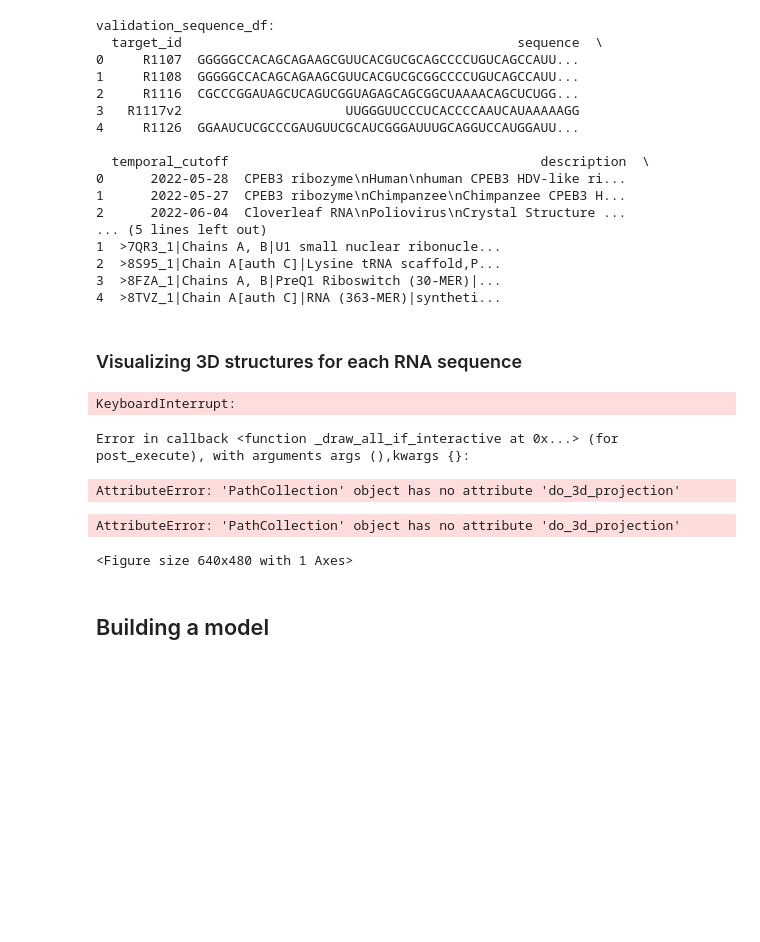
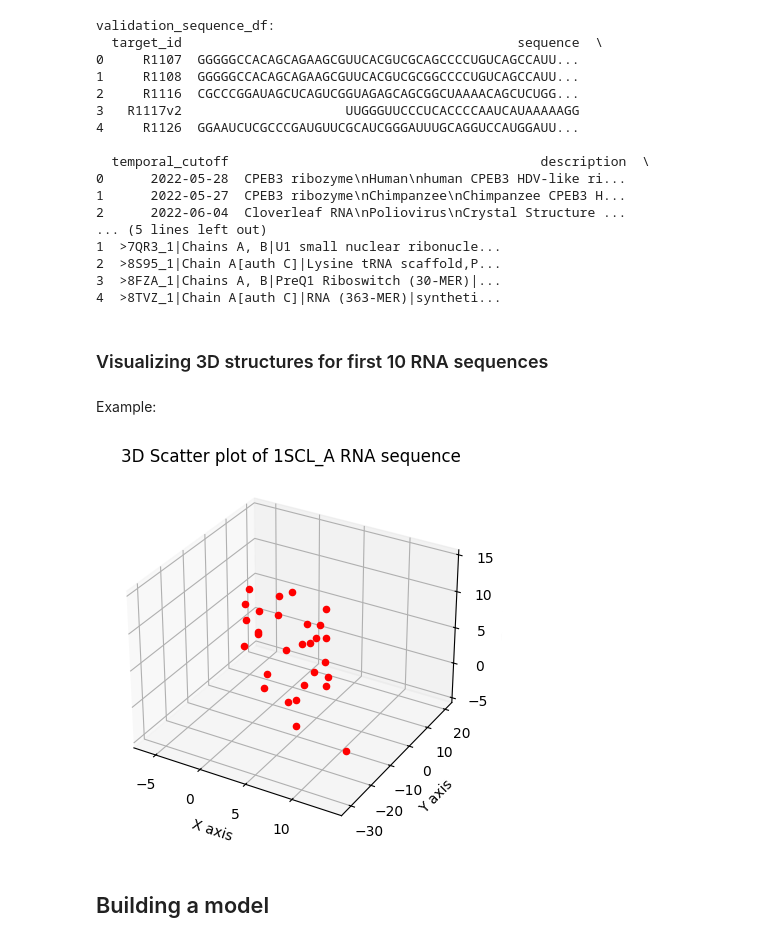
Before and after one commit to oliszymanski/Stanford-RNA-3D-Folding, a Jupyter notebook: notebooks/3d_rna_folding_predictions.ipynb, the cells around one changed output. Saved outputs shown, nothing was run; the diff lists cells and outputs as text; code cells hidden in the pictures; blank space fills up the shorter version.

```diff
--- a/notebooks/3d_rna_folding_predictions.ipynb
+++ b/notebooks/3d_rna_folding_predictions.ipynb
@@ -68,26 +110,25 @@ validation_sequence_df:
 3  >8FZA_1|Chains A, B|PreQ1 Riboswitch (30-MER)|...
 4  >8TVZ_1|Chain A[auth C]|RNA (363-MER)|syntheti...
 # %% [markdown]
-### Visualizing 3D structures for each RNA sequence
+### Visualizing 3D structures for first 10 RNA sequences
+# %% [markdown]
+Example:
 # %%
 fig = plt.figure()
 
 ax = fig.add_subplot(111, projection='3d')
 
-for i in range(len(train_labels_df)):
+for i in range(29):
     ax.scatter(train_labels_df['x_1'][i], train_labels_df['y_1'][i], train_labels_df['z_1'][i], c='r', marker='o')
 
 
-ax.set_xlabel('X Label')
-ax.set_ylabel('Y Label')
-ax.set_zlabel('Z Label')
+ax.set_title('3D Scatter plot of 1SCL_A RNA sequence')
+ax.set_xlabel('X axis')
+ax.set_ylabel('Y axis')
+ax.set_zlabel('Z axis')
 plt.show()
 # %% [output]
-KeyboardInterrupt:
-Error in callback <function _draw_all_if_interactive at 0x...> (for post_execute), with arguments args (),kwargs {}:
-AttributeError: 'PathCollection' object has no attribute 'do_3d_projection'
-AttributeError: 'PathCollection' object has no attribute 'do_3d_projection'
-<Figure size 640x480 with 1 Axes>
+[figure, added]
 # %% [markdown]
 ## Building a model
 # %%
```
Also changed, not shown: parts of 3 cells of this notebook.
